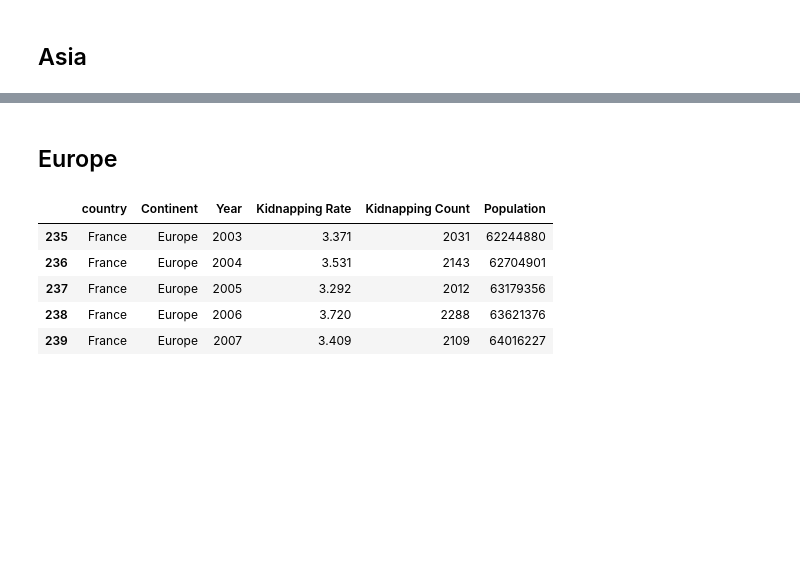
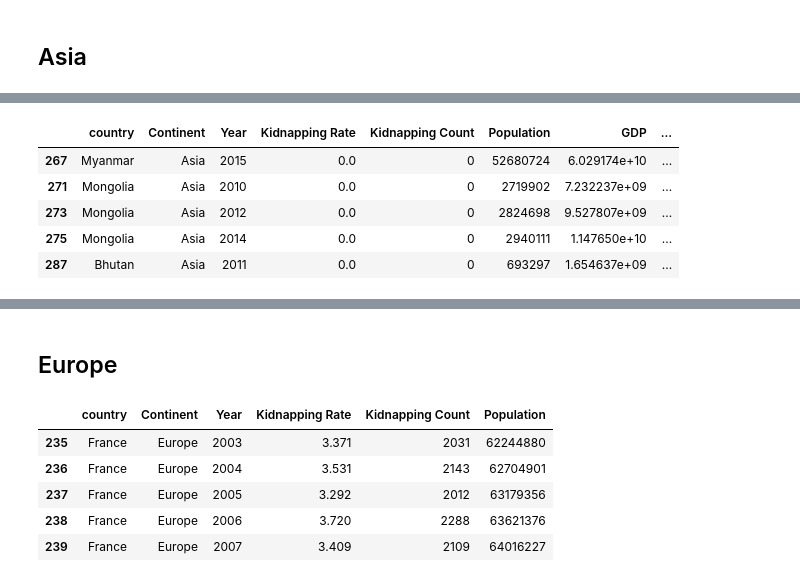
Before and after one commit to Behordeun/global-kidnap, a Jupyter notebook: Geospatial Analysis of Global Kidnap Cases.ipynb, the cells around one changed output, grey strips where cells are left out. Saved outputs shown, nothing was run; the diff lists cells and outputs as text; code cells hidden in the pictures; blank space fills up the shorter version.

Commit message:
Created a dataframe for Asia

```diff
--- a/Geospatial Analysis of Global Kidnap Cases.ipynb
+++ b/Geospatial Analysis of Global Kidnap Cases.ipynb
@@ -560,0 +570,9 @@ dtype: int64
+# %%
+asia.nsmallest(5, 'Kidnapping Rate')
+# %% [output]
+|  | country | Continent | Year | Kidnapping Rate | Kidnapping Count | Population | GDP | ... |
+| 267 | Myanmar | Asia | 2015 | 0.0 | 0 | 52680724 | 6.029174e+10 | ... |
+| 271 | Mongolia | Asia | 2010 | 0.0 | 0 | 2719902 | 7.232237e+09 | ... |
+| 273 | Mongolia | Asia | 2012 | 0.0 | 0 | 2824698 | 9.527807e+09 | ... |
+| 275 | Mongolia | Asia | 2014 | 0.0 | 0 | 2940111 | 1.147650e+10 | ... |
+| 287 | Bhutan | Asia | 2011 | 0.0 | 0 | 693297 | 1.654637e+09 | ... |
```
Also changed, not shown: parts of 9 cells of this notebook.
